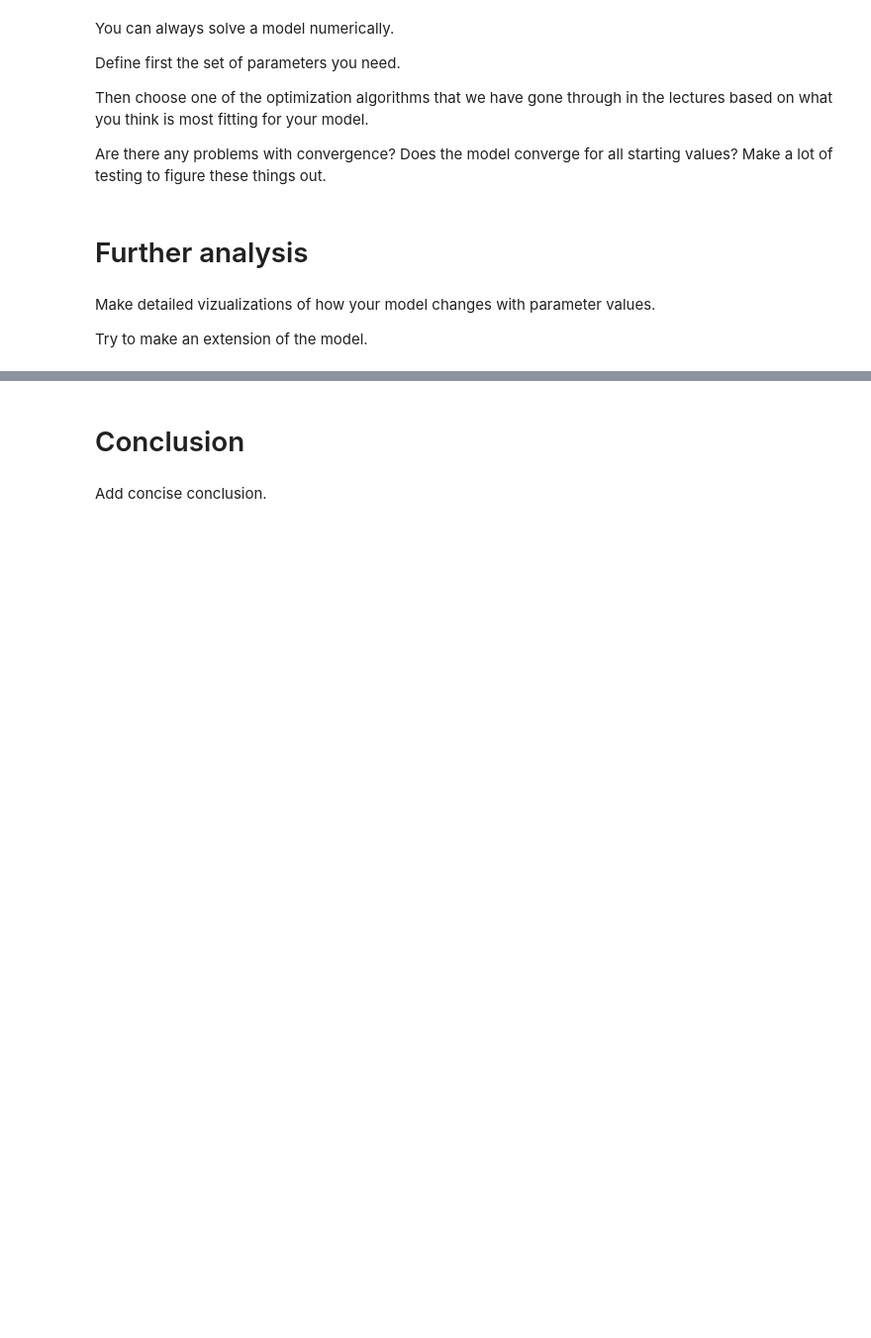
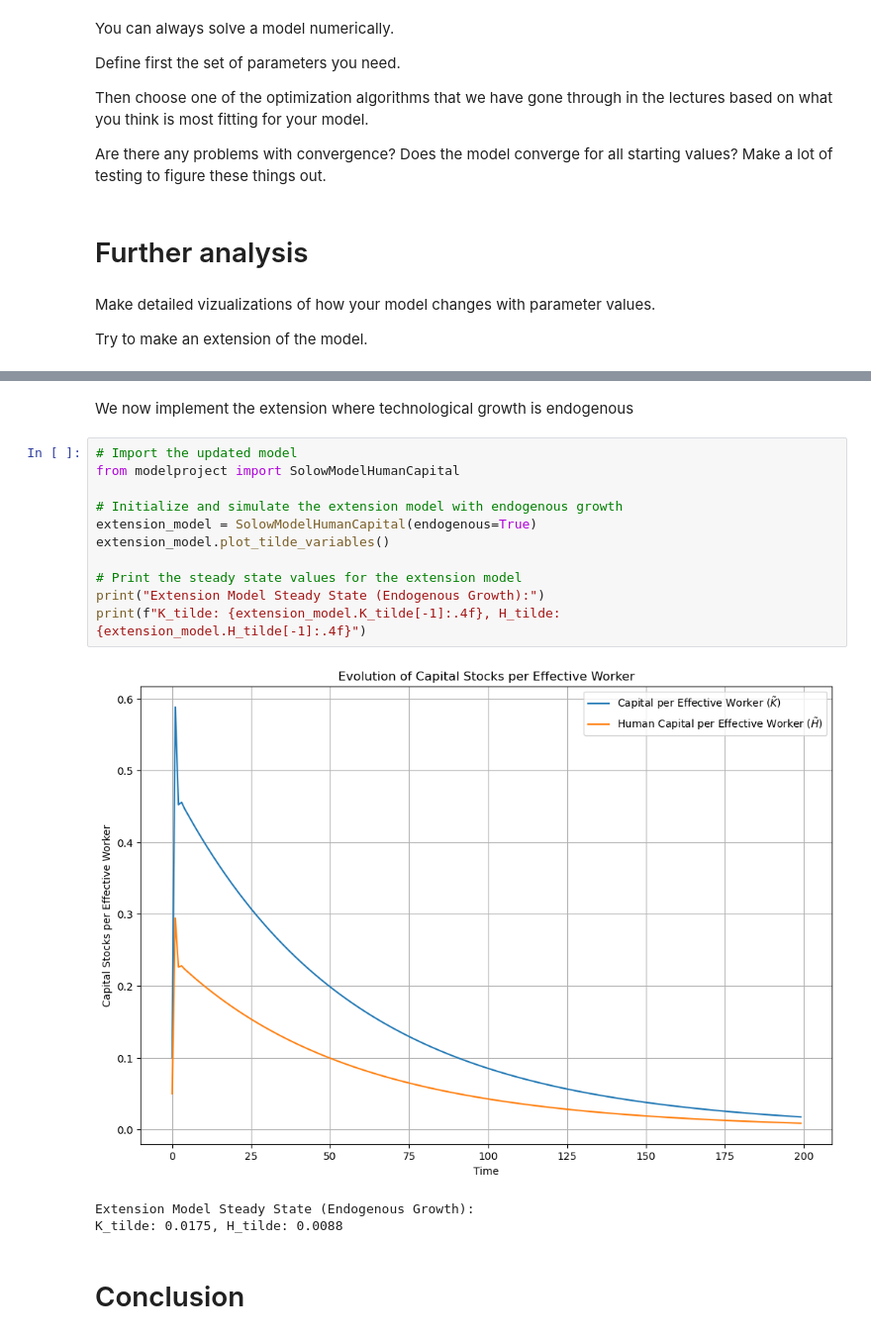
Before and after one commit to NumEconCopenhagen/projects-2024-tummeren-olli, a Jupyter notebook: modelproject/modelproject.ipynb, the cells around one changed output, grey strips where cells are left out. Shown at 99% size. Saved outputs shown, nothing was run; the diff lists cells and outputs as text; blank space fills up the shorter version.

```diff
--- a/modelproject/modelproject.ipynb
+++ b/modelproject/modelproject.ipynb
@@ -112,4 +171,19 @@ Try to make an extension of the model.
+# %% [markdown]
+We now implement the extension where technological growth is endogenous
+# %%
+# Import the updated model
+from modelproject import SolowModelHumanCapital
+
+# Initialize and simulate the extension model with endogenous growth
+extension_model = SolowModelHumanCapital(endogenous=True)
+extension_model.plot_tilde_variables()
+
+# Print the steady state values for the extension model
+print("Extension Model Steady State (Endogenous Growth):")
+print(f"K_tilde: {extension_model.K_tilde[-1]:.4f}, H_tilde: {extension_model.H_tilde[-1]:.4f}")
+# %% [output]
+[figure, added]
+Extension Model Steady State (Endogenous Growth):
+K_tilde: 0.0175, H_tilde: 0.0088
 # %% [markdown]
 # Conclusion
-# %% [markdown]
-Add concise conclusion.
```
Also changed, not shown: parts of 6 cells of this notebook, 1 other file.
